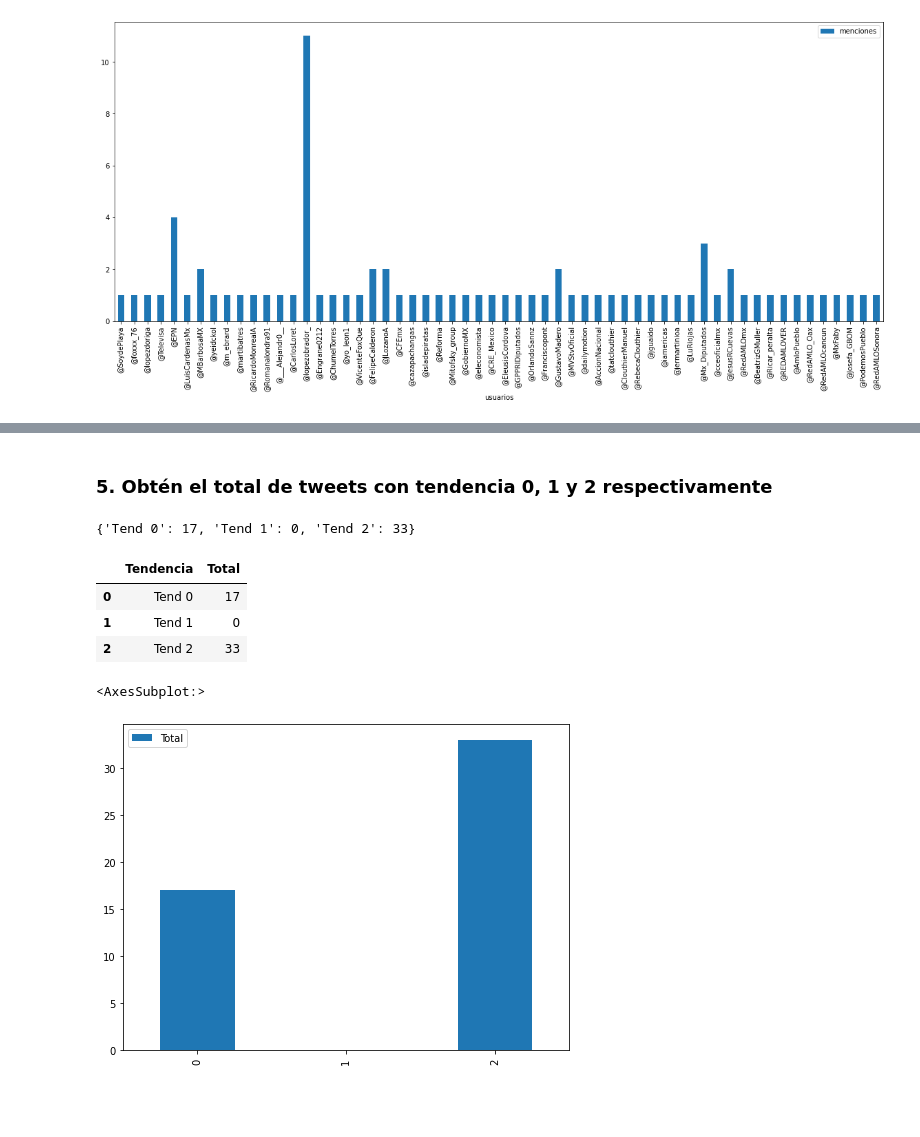
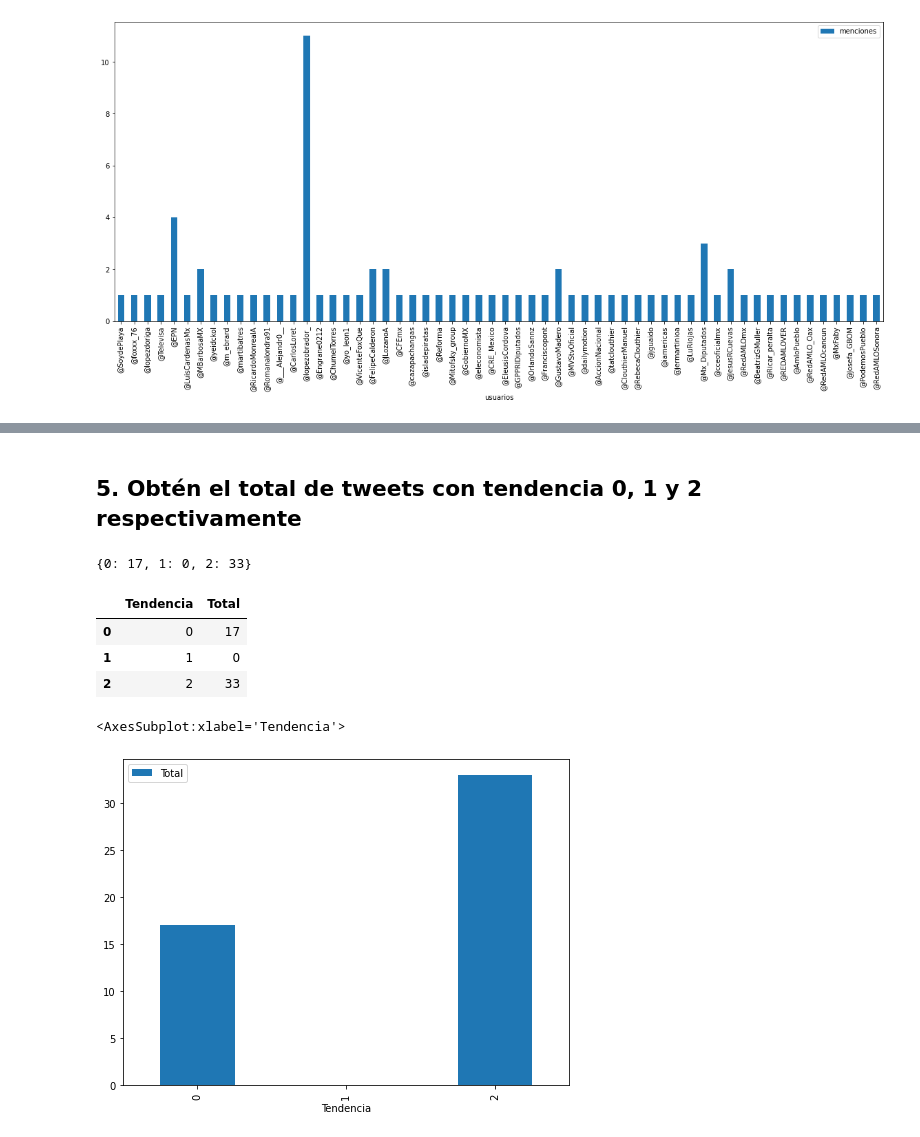
Before and after one commit to jrbeduardo/Examen-python, a Jupyter notebook: examen-practico.ipynb, the cells around one changed output, grey strips where cells are left out. Drawn from its saved outputs; the diff is of its cells as text; code cells hidden in the pictures; blank space fills up the shorter version.

```diff
--- a/examen-practico.ipynb
+++ b/examen-practico.ipynb
@@ -280,15 +271,15 @@ lista_mencionados
  '@PodemosPueblo',
  '@RedAMLOSonora']
 # %% [markdown]
-### 5. Obtén el total de tweets con tendencia 0, 1 y 2 respectivamente
+## 5. Obtén el total de tweets con tendencia 0, 1 y 2 respectivamente
 # %%
 # Creamos un diccionario para guardar los tweets  de cada tendencia
 tendencias={}
 for i in range(3):
-    tendencias[f'Tend {i}'] = df.tendencia[df.tendencia==i].count()
+    tendencias[i] = df.tendencia[df.tendencia==i].count()
 tendencias
 # %% [output]
-{'Tend 0': 17, 'Tend 1': 0, 'Tend 2': 33}
+{0: 17, 1: 0, 2: 33}
 # %%
 df_tendencias = pd.DataFrame(
     [
@@ -299,11 +290,11 @@ df_tendencias = pd.DataFrame(
 df_tendencias.head()
 # %% [output]
 |  | Tendencia | Total |
-| 0 | Tend 0 | 17 |
-| 1 | Tend 1 | 0 |
-| 2 | Tend 2 | 33 |
+| 0 | 0 | 17 |
+| 1 | 1 | 0 |
+| 2 | 2 | 33 |
 # %%
-df_tendencias.plot(figsize=(8,6), kind='bar')
+df_tendencias.set_index('Tendencia').plot(figsize=(8,6), kind='bar')
 # %% [output]
-<AxesSubplot:>
+<AxesSubplot:xlabel='Tendencia'>
-[figure, old version]
+[figure, new version]
```
Also changed, not shown: parts of 12 cells of this notebook, 1 other file.
